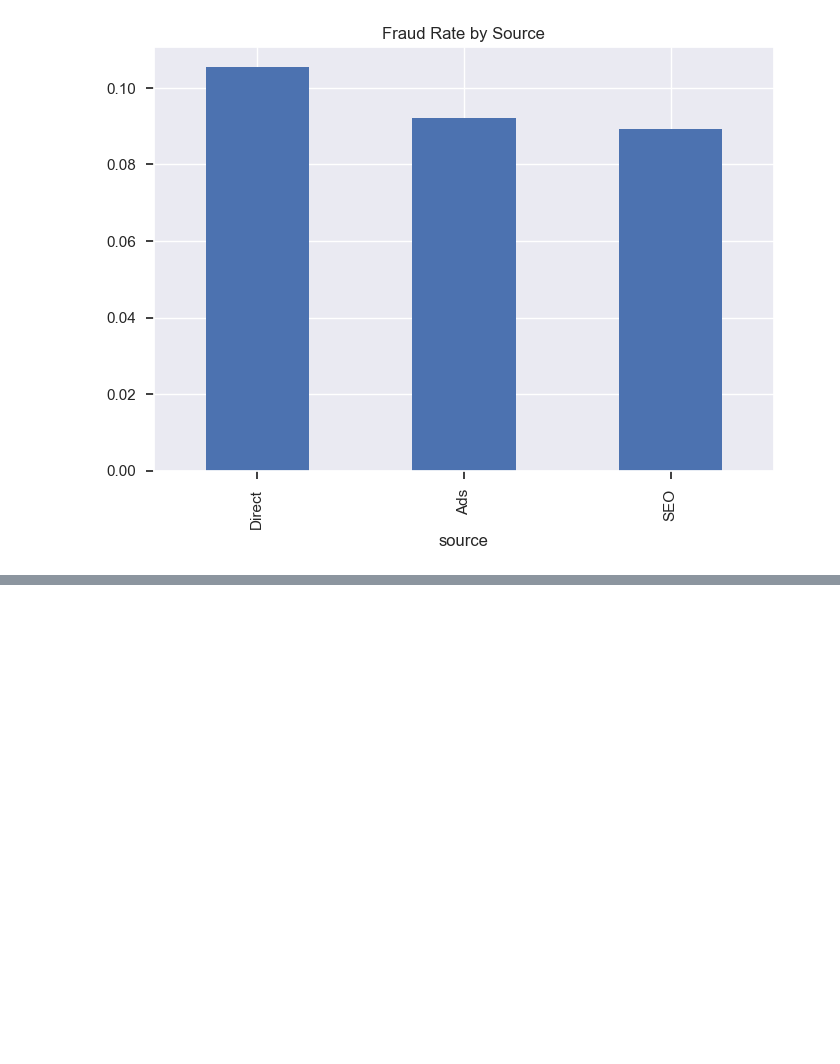
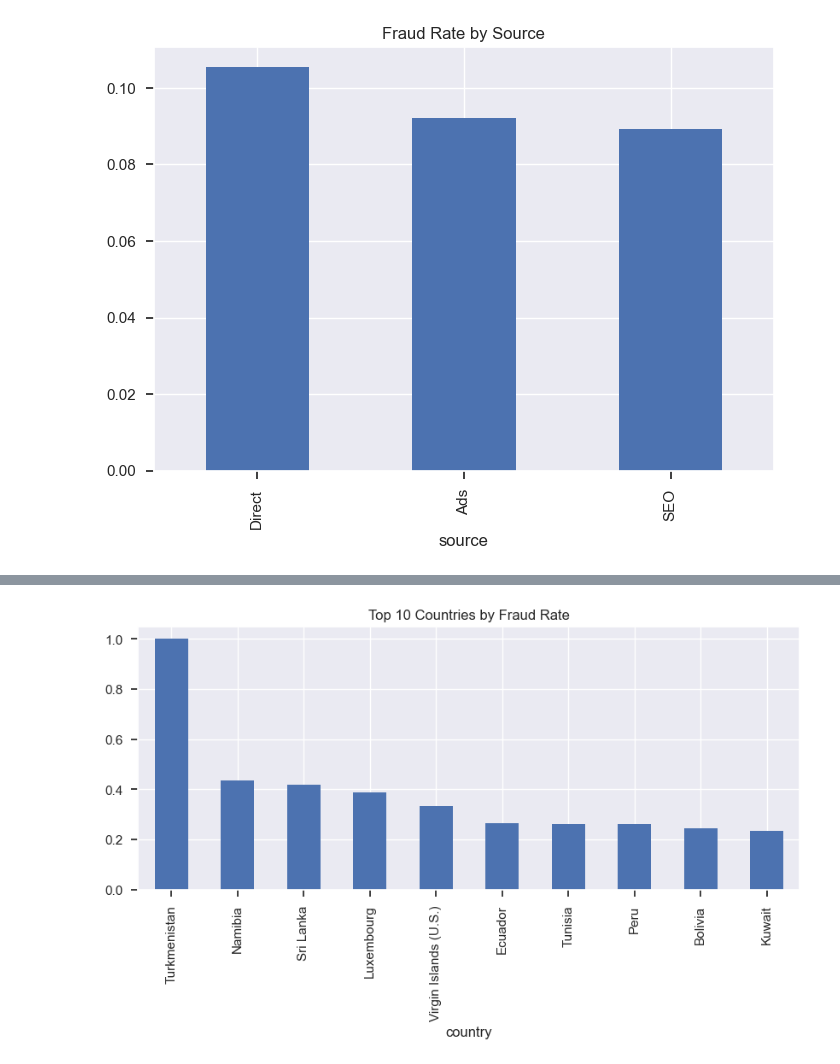
Before and after one commit to yoni-ui/fraud-detection, a Jupyter notebook: notebooks/eda-creditcard.ipynb, the cells around one changed output, grey strips where cells are left out. Cells and saved outputs as stored; diff of their text form; code cells hidden in the pictures; blank space fills up the shorter version.

```diff
--- a/notebooks/eda-creditcard.ipynb
+++ b/notebooks/eda-creditcard.ipynb
@@ -123,0 +134,15 @@ plt.show()
+# %%
+ip_df['lower_bound_ip_address'] = ip_df['lower_bound_ip_address'].astype(int)
+ip_df['upper_bound_ip_address'] = ip_df['upper_bound_ip_address'].astype(int)
+
+ip_df = ip_df.sort_values('lower_bound_ip_address')
+# %%
+df = df.sort_values('ip_address')
+
+df = pd.merge_asof(
+    df,
+    ip_df,
+    left_on='ip_address',
+    right_on='lower_bound_ip_address',
+    direction='backward'
+)
@@ -123,0 +159,10 @@ plt.show()
+# %%
+df['country'] = df['country'].fillna("Unknown")
+# %%
+country_fraud = (
+    df.groupby('country')['class']
+    .mean()
+    .sort_values(ascending=False)
+)
+
+country_fraud.head(10)
@@ -123,0 +182,9 @@ plt.show()
+# %%
+country_fraud.head(10).plot(
+    kind='bar',
+    figsize=(10,4),
+    title='Top 10 Countries by Fraud Rate'
+)
+plt.show()
+# %% [output]
+[figure, added]
```
Also changed, not shown: parts of 5 cells of this notebook, 1 other file.
